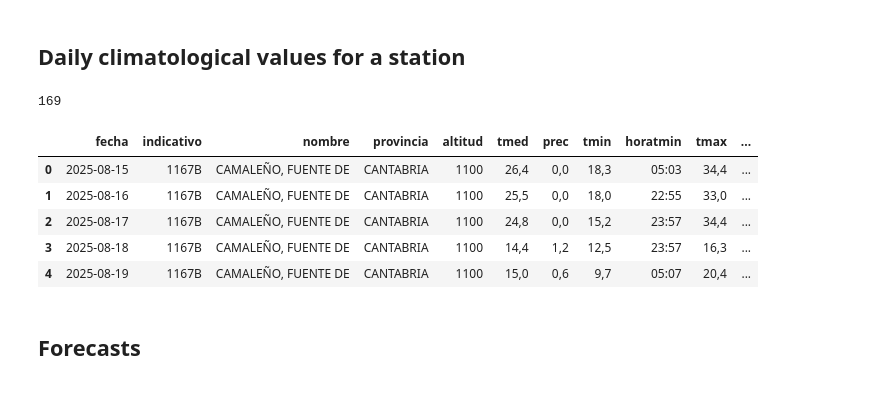
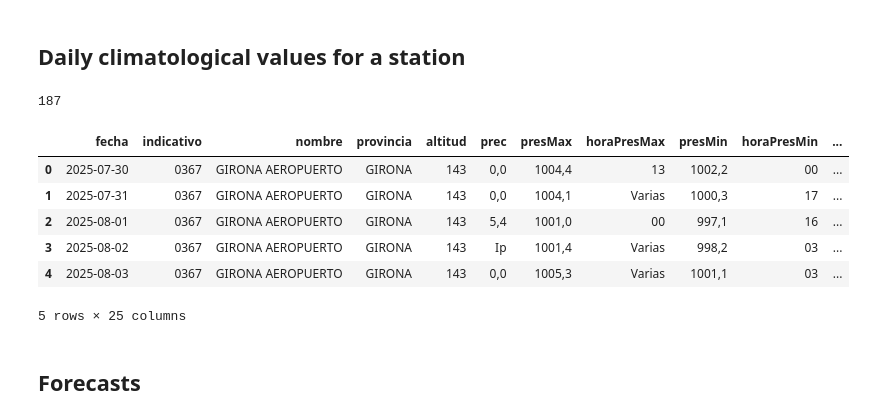
Before and after one commit to reddgr/energy-price-forecasting-in-power-grids, a Jupyter notebook: notebooks/04_AEMET_OpenData.ipynb, the cells around one changed output. Saved outputs shown, nothing was run; the diff lists cells and outputs as text; code cells hidden in the pictures.

```diff
--- a/notebooks/04_AEMET_OpenData.ipynb
+++ b/notebooks/04_AEMET_OpenData.ipynb
@@ -237,20 +237,22 @@ plt.show()
 # %% [markdown]
 ## Daily climatological values for a station
 # %%
-IDEMA_EXAMPLE = "1167B"
-FEC_INI = "2025-08-15" # 6-month range approx.
+# IDEMA_EXAMPLE = "1167B"
+IDEMA_EXAMPLE = "0367"
+FEC_INI = "2025-07-30" # 6-month range approx.
 FEC_FIN = "2026-02-01"
 data = fetch_station_history(IDEMA_EXAMPLE, FEC_INI, FEC_FIN)
 print(len(data))
 display(pd.DataFrame(data).head(5))
 # %% [output]
-169
+187
-|  | fecha | indicativo | nombre | provincia | altitud | tmed | prec | tmin | horatmin | tmax | ... |
-| 0 | 2025-08-15 | 1167B | CAMALEÑO, FUENTE DE | CANTABRIA | 1100 | 26,4 | 0,0 | 18,3 | 05:03 | 34,4 | ... |
-| 1 | 2025-08-16 | 1167B | CAMALEÑO, FUENTE DE | CANTABRIA | 1100 | 25,5 | 0,0 | 18,0 | 22:55 | 33,0 | ... |
-| 2 | 2025-08-17 | 1167B | CAMALEÑO, FUENTE DE | CANTABRIA | 1100 | 24,8 | 0,0 | 15,2 | 23:57 | 34,4 | ... |
-| 3 | 2025-08-18 | 1167B | CAMALEÑO, FUENTE DE | CANTABRIA | 1100 | 14,4 | 1,2 | 12,5 | 23:57 | 16,3 | ... |
-| 4 | 2025-08-19 | 1167B | CAMALEÑO, FUENTE DE | CANTABRIA | 1100 | 15,0 | 0,6 | 9,7 | 05:07 | 20,4 | ... |
+|  | fecha | indicativo | nombre | provincia | altitud | prec | presMax | horaPresMax | presMin | horaPresMin | ... |
+| 0 | 2025-07-30 | 0367 | GIRONA AEROPUERTO | GIRONA | 143 | 0,0 | 1004,4 | 13 | 1002,2 | 00 | ... |
+| 1 | 2025-07-31 | 0367 | GIRONA AEROPUERTO | GIRONA | 143 | 0,0 | 1004,1 | Varias | 1000,3 | 17 | ... |
+| 2 | 2025-08-01 | 0367 | GIRONA AEROPUERTO | GIRONA | 143 | 5,4 | 1001,0 | 00 | 997,1 | 16 | ... |
+| 3 | 2025-08-02 | 0367 | GIRONA AEROPUERTO | GIRONA | 143 | Ip | 1001,4 | Varias | 998,2 | 03 | ... |
+| 4 | 2025-08-03 | 0367 | GIRONA AEROPUERTO | GIRONA | 143 | 0,0 | 1005,3 | Varias | 1001,1 | 03 | ... |
+5 rows × 25 columns
 # %% [markdown]
 ## Forecasts
 # %%
```
Also changed, not shown: parts of 1 cell of this notebook.
